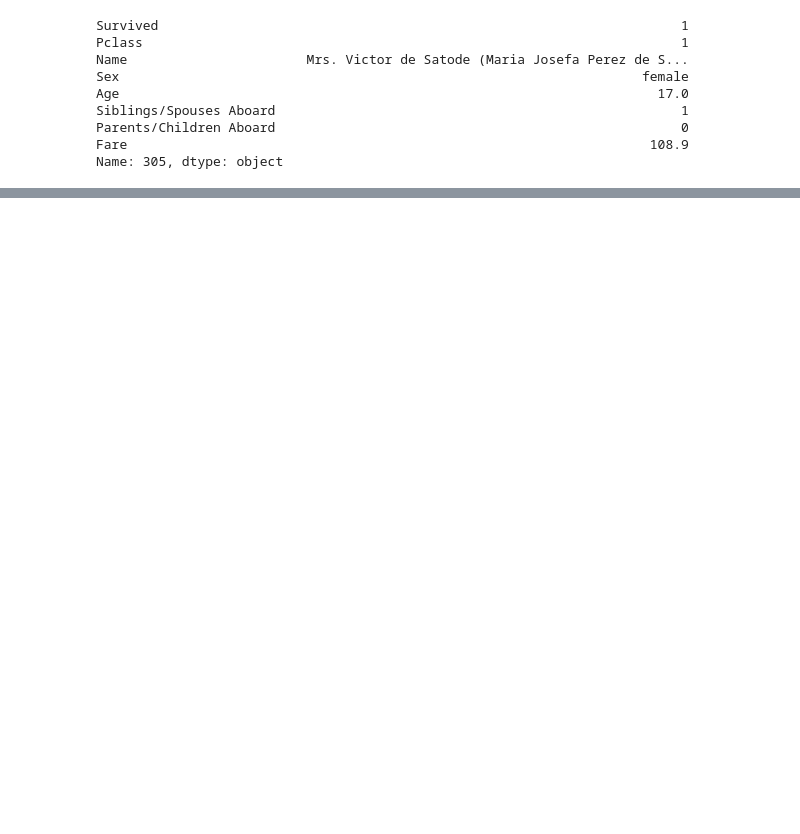
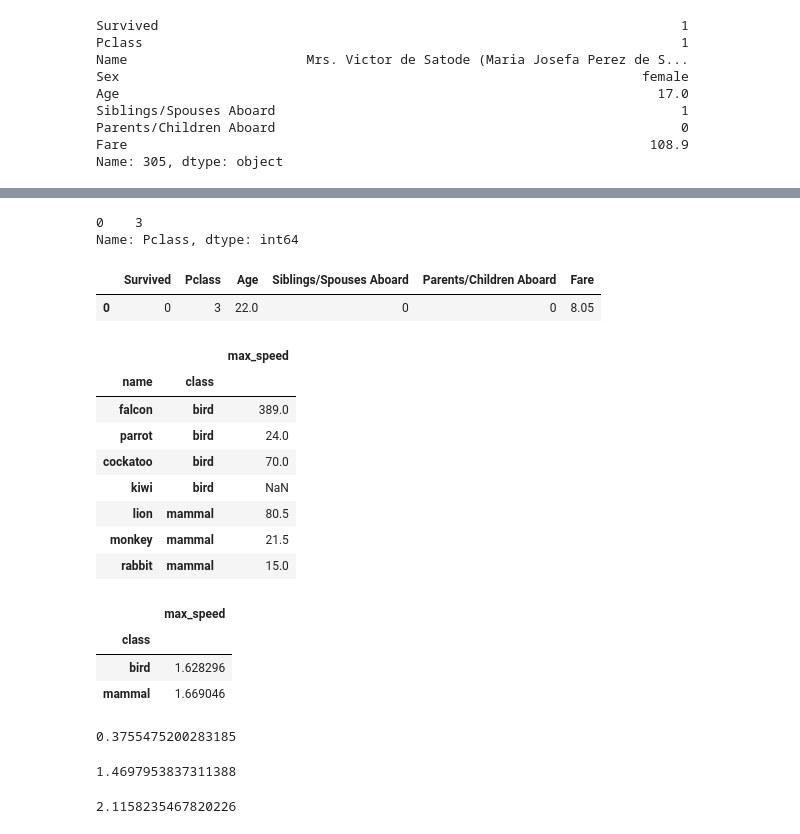
Before and after one commit to SpandanBasack/MachineLearning, a Jupyter notebook: Pandas/Pandas_Starter.ipynb, the cells around one changed output, grey strips where cells are left out. Saved outputs shown, nothing was run; the diff lists cells and outputs as text; code cells hidden in the pictures; blank space fills up the shorter version.

```diff
--- a/Pandas/Pandas_Starter.ipynb
+++ b/Pandas/Pandas_Starter.ipynb
@@ -722,0 +785,50 @@ titanic.head()
+# %%
+titanic['Pclass'].mode()
+# %% [output]
+0    3
+Name: Pclass, dtype: int64
+# %%
+titanic.mode(numeric_only=True)
+# %% [output]
+|  | Survived | Pclass | Age | Siblings/Spouses Aboard | Parents/Children Aboard | Fare |
+| 0 | 0 | 3 | 22.0 | 0 | 0 | 8.05 |
+# %%
+import numpy as np
+arrays = [['falcon', 'parrot', 'cockatoo', 'kiwi',
+           'lion', 'monkey', 'rabbit'],
+          ['bird', 'bird', 'bird', 'bird',
+           'mammal', 'mammal', 'mammal']]
+index = pd.MultiIndex.from_arrays(arrays, names=('name', 'class'))
+df = pd.DataFrame({'max_speed': [389.0, 24.0, 70.0, np.nan,
+                                 80.5, 21.5, 15.0]},
+                  index=index)
+df
+# %% [output]
+|  |  | max_speed |
+| name | class |  |
+| falcon | bird | 389.0 |
+| parrot | bird | 24.0 |
+| cockatoo | bird | 70.0 |
+| kiwi | bird | NaN |
+| lion | mammal | 80.5 |
+| monkey | mammal | 21.5 |
+| rabbit | mammal | 15.0 |
+# %%
+df.groupby('class').skew()
+# %% [output]
+|  | max_speed |
+| class |  |
+| bird | 1.628296 |
+| mammal | 1.669046 |
+# %%
+airquality['station_london'].skew()
+# %% [output]
+0.3755475200283185
+# %%
+airquality['station_paris'].kurtosis()
+# %% [output]
+1.4697953837311388
+# %%
+airquality['station_london'].kurtosis()
+# %% [output]
+2.1158235467820226
```
Also changed, not shown: parts of 12 cells of this notebook, 1 other file.
